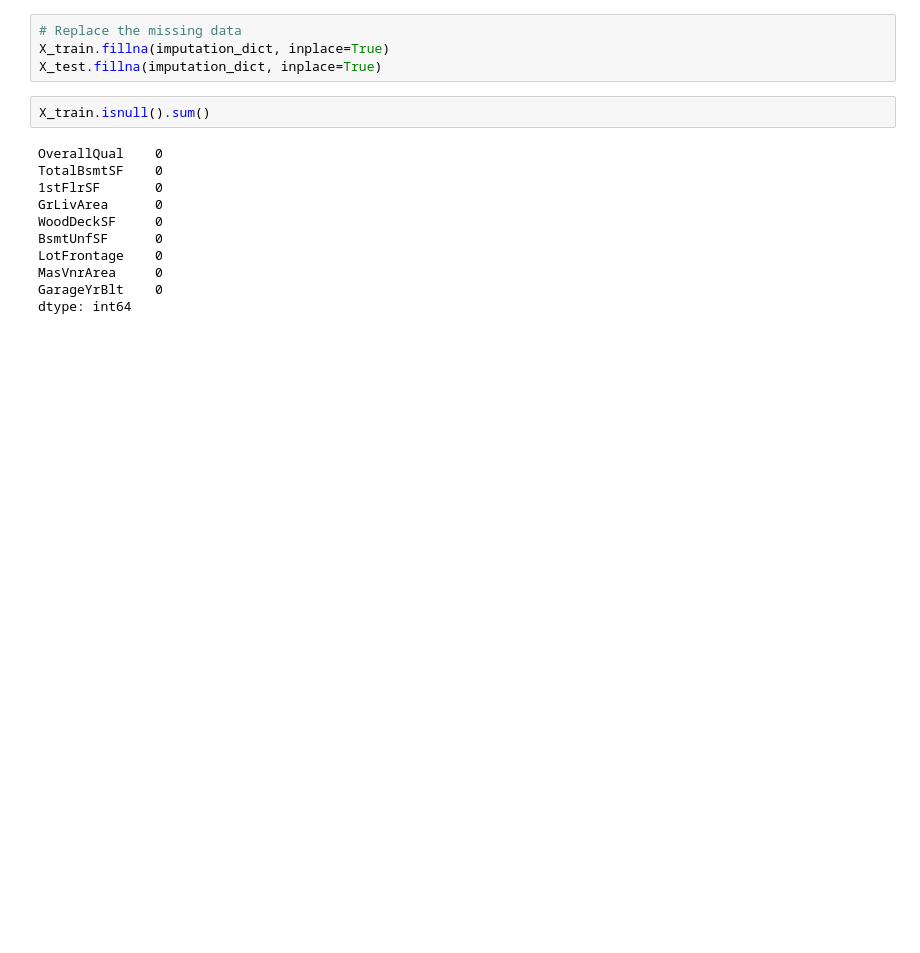
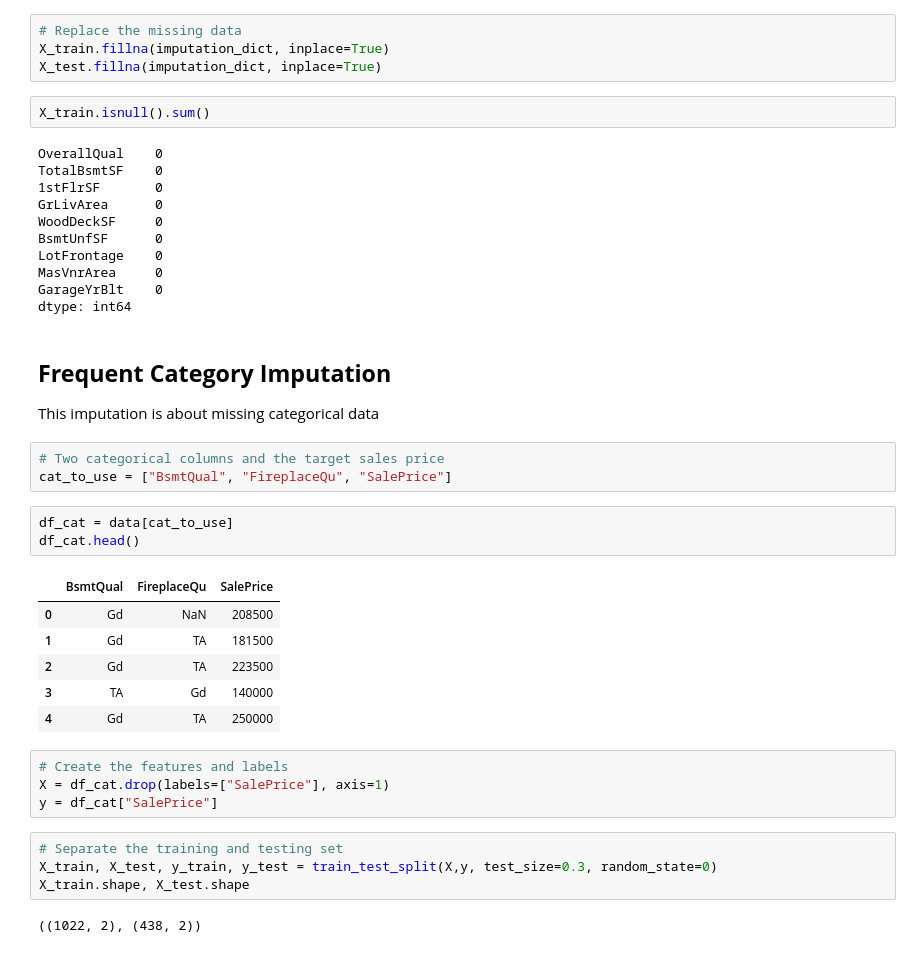
Before and after one commit to Priyo-prog/Complete-Feature-Engineering, a Jupyter notebook: Missing Data Imputation/missing_data_imputation.ipynb, the cells around one changed output. Saved outputs shown, nothing was run; the diff lists cells and outputs as text; blank space fills up the shorter version.

```diff
--- a/Missing Data Imputation/missing_data_imputation.ipynb
+++ b/Missing Data Imputation/missing_data_imputation.ipynb
@@ -221,3 +221,30 @@ LotFrontage    0
 MasVnrArea     0
 GarageYrBlt    0
 dtype: int64
+# %% [markdown]
+## **Frequent Category Imputation**
+
+This imputation is about missing categorical data
+# %%
+# Two categorical columns and the target sales price
+cat_to_use = ["BsmtQual", "FireplaceQu", "SalePrice"]
+# %%
+df_cat = data[cat_to_use]
+df_cat.head()
+# %% [output]
+|  | BsmtQual | FireplaceQu | SalePrice |
+| 0 | Gd | NaN | 208500 |
+| 1 | Gd | TA | 181500 |
+| 2 | Gd | TA | 223500 |
+| 3 | TA | Gd | 140000 |
+| 4 | Gd | TA | 250000 |
+# %%
+# Create the features and labels
+X = df_cat.drop(labels=["SalePrice"], axis=1)
+y = df_cat["SalePrice"]
+# %%
+# Separate the training and testing set
+X_train, X_test, y_train, y_test = train_test_split(X,y, test_size=0.3, random_state=0)
+X_train.shape, X_test.shape
+# %% [output]
+((1022, 2), (438, 2))
```
Also changed, not shown: parts of 10 cells of this notebook.
